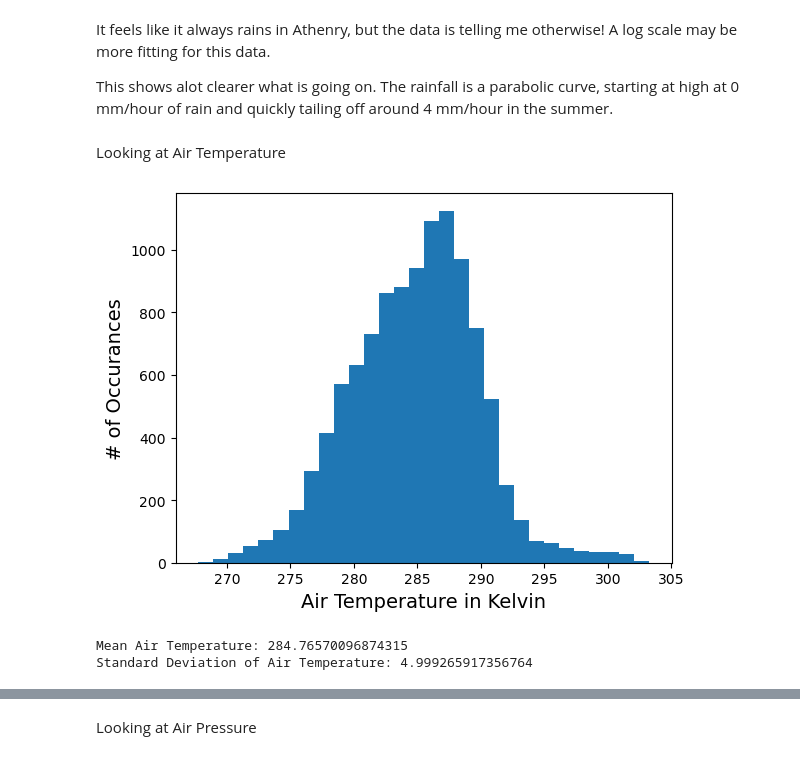
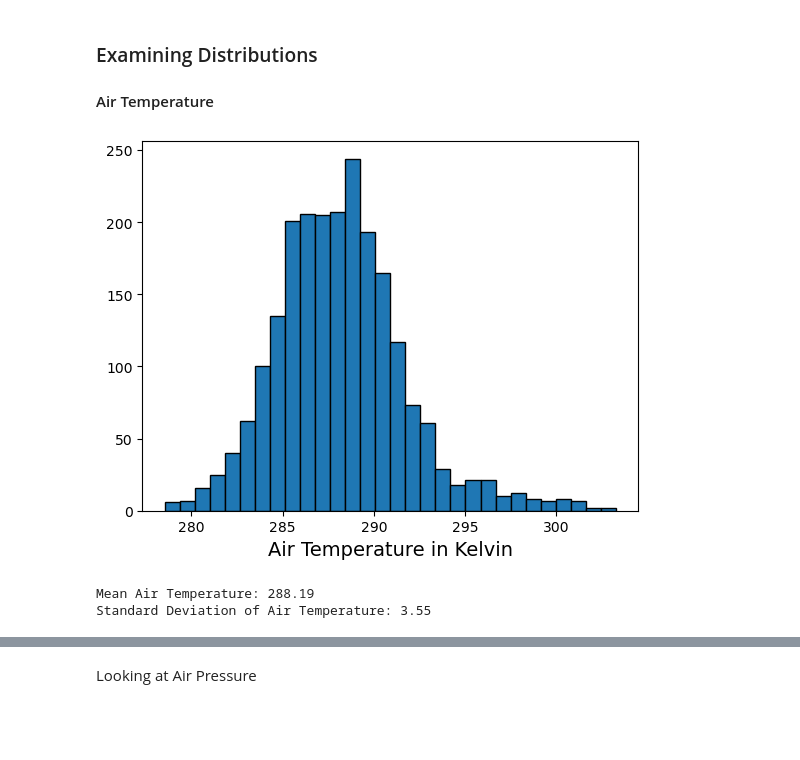
Before and after one commit to DaveAero/Project1, a Jupyter notebook: Untitled.ipynb, the cells around one changed output, grey strips where cells are left out. Drawn from its saved outputs; the diff is of its cells as text; code cells hidden in the pictures; blank space fills up the shorter version.

```diff
--- a/Untitled.ipynb
+++ b/Untitled.ipynb
@@ -84,6 +113,6 @@ from sklearn import utils
 # %%
 # Loading data from CSV file
-data = pd.read_csv('https://cli.fusio.net/cli/climate_data/webdata/hly1875.csv', skiprows=98753, nrows= 10968, names=["Date and Time", "Rainfall Indicators", "Precipitation Amount", "Temperature Indicators", "Air Temperature", "Wet Bulb Indicators", "Wet Bulb Temperature","Dew Point Temperature", "Vapour Pressure", "Relative Humidity", "Mean Sea Level Pressure", "Wind Speed Indicators", "Mean Wind Speed", "Wind Direction Indicators", "Predominant Wind Direction"])
+data = pd.read_csv('https://cli.fusio.net/cli/climate_data/webdata/hly1875.csv', skiprows=107513, nrows= 2208, names=["Date and Time", "Rainfall Indicators", "Precipitation Amount", "Temperature Indicators", "Air Temperature", "Wet Bulb Indicators", "Wet Bulb Temperature","Dew Point Temperature", "Vapour Pressure", "Relative Humidity", "Mean Sea Level Pressure", "Wind Speed Indicators", "Mean Wind Speed", "Wind Direction Indicators", "Predominant Wind Direction"])
 
 # Cleaning data, from info doc
 data = data.loc[data["Rainfall Indicators"] == 0]
@@ -93,7 +122,7 @@ data = data.loc[data["Wind Speed Indicators"] == 2]
 data = data.loc[data["Wind Direction Indicators"] == 2]
 data = data.loc[data["Mean Sea Level Pressure"] != " "]
 
-# Cleaning data into correct formats
+# Cleaning data into correct format
 data["Precipitation Amount"] = data["Precipitation Amount"].apply(float)
 data["Air Temperature"] = data["Air Temperature"].apply(float)
 data["Mean Sea Level Pressure"] = data["Mean Sea Level Pressure"].apply(float)
@@ -101,7 +130,7 @@ data["Mean Wind Speed"] = data["Mean Wind Speed"].apply(float)
 data["Predominant Wind Direction"] = data["Predominant Wind Direction"].apply(int)
 data["Relative Humidity"] = data["Relative Humidity"].apply(float)
 
-# incerting column for later
+# Inserting columns for later use
 data.insert(column = 'Absolute Pressure', loc = int(len(data.columns)), value = np.nan)
 data.insert(column = 'datetime', loc = 0, value = pd.to_datetime(data["Date and Time"]))
 data['month'] = data['datetime'].dt.month
@@ -174,19 +173,17 @@ plt.show()
-# %% [markdown]
-It feels like it always rains in Athenry, but the data is telling me otherwise! A log scale may be more fitting for this data.
-
-This shows alot clearer what is going on. The rainfall is a parabolic curve, starting at high at 0 mm/hour of rain and quickly tailing off around 4 mm/hour in the summer.
 # %% [markdown]
-Looking at Air Temperature
+### Examining Distributions
+
+#### Air Temperature
 # %%
-plt.hist(data['Temp Kelvin'], bins=30)
+# Plotting Air Temperature
+plt.hist(data['Temp Kelvin'], bins=30, ec="k")
 plt.xlabel('Air Temperature in Kelvin', fontsize=14)
-plt.ylabel('# of Occurances', fontsize=14)
 
 plt.show()
 
-print("Mean Air Temperature: {}".format(np.mean(data['Temp Kelvin'])))
-print("Standard Deviation of Air Temperature: {}".format(np.std(data['Temp Kelvin'])))
+print("Mean Air Temperature: {}".format("%.2f" % np.mean(data['Temp Kelvin'])))
+print("Standard Deviation of Air Temperature: {}".format("%.2f" % np.std(data['Temp Kelvin'])))
 # %% [output]
-[figure, old version]
+[figure, new version]
-Mean Air Temperature: 284.76570096874315
-Standard Deviation of Air Temperature: 4.999265917356764
+Mean Air Temperature: 288.19
+Standard Deviation of Air Temperature: 3.55
```
Also changed, not shown: parts of 33 cells of this notebook, 6 other files.
